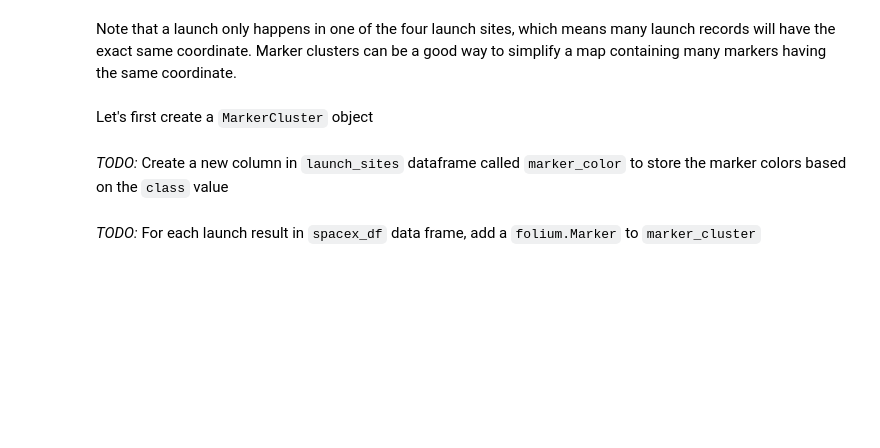
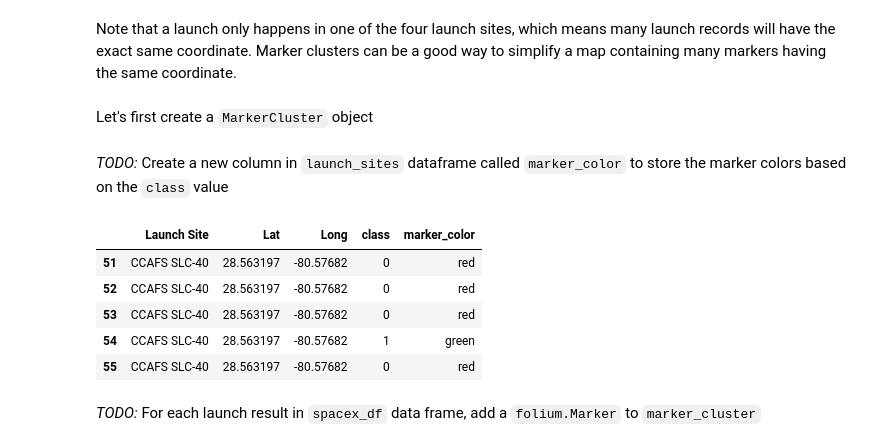
Before and after one commit to esapekkasun/data-science-capstone, a Jupyter notebook: Interactive Visual Analytics with Folium.ipynb, the cells around one changed output. Cells and saved outputs as stored; diff of their text form; code cells hidden in the pictures; blank space fills up the shorter version.

```diff
--- a/Interactive Visual Analytics with Folium.ipynb
+++ b/Interactive Visual Analytics with Folium.ipynb
@@ -68,7 +51,12 @@ First, let's try to add each site's location on a map using site's latitude and
 The following dataset with the name `spacex_launch_geo.csv` is an augmented dataset with latitude and longitude added for each site.
 # %%
 # Download and read the `spacex_launch_geo.csv`
-spacex_csv_file = wget.download('https://cf-courses-data.s3.us.cloud-object-storage.appdomain.cloud/IBM-DS0321EN-SkillsNetwork/datasets/spacex_launch_geo.csv')
+from js import fetch
+import io
+
+URL = 'https://cf-courses-data.s3.us.cloud-object-storage.appdomain.cloud/IBM-DS0321EN-SkillsNetwork/datasets/spacex_launch_geo.csv'
+resp = await fetch(URL)
+spacex_csv_file = io.BytesIO((await resp.arrayBuffer()).to_py())
 spacex_df=pd.read_csv(spacex_csv_file)
 # %% [markdown]
 Now, you can take a look at what are the coordinates for each site.
@@ -160,7 +182,19 @@ marker_cluster = MarkerCluster()
 # %% [markdown]
 *TODO:* Create a new column in `launch_sites` dataframe called `marker_color` to store the marker colors based on the `class` value
 # %%
-
 # Apply a function to check the value of `class` column
 # If class=1, marker_color value will be green
 # If class=0, marker_color value will be red
+def color_coding(digit):
+    if digit == 1: return 'green'
+    elif digit == 0: return 'red'
+    else: return None
+spacex_df['marker_color'] = spacex_df['class'].apply(color_coding)
+spacex_df.tail()
+# %% [output]
+|  | Launch Site | Lat | Long | class | marker_color |
+| 51 | CCAFS SLC-40 | 28.563197 | -80.57682 | 0 | red |
+| 52 | CCAFS SLC-40 | 28.563197 | -80.57682 | 0 | red |
+| 53 | CCAFS SLC-40 | 28.563197 | -80.57682 | 0 | red |
+| 54 | CCAFS SLC-40 | 28.563197 | -80.57682 | 1 | green |
+| 55 | CCAFS SLC-40 | 28.563197 | -80.57682 | 0 | red |
```
Also changed, not shown: parts of 27 cells of this notebook, 1 other file.
